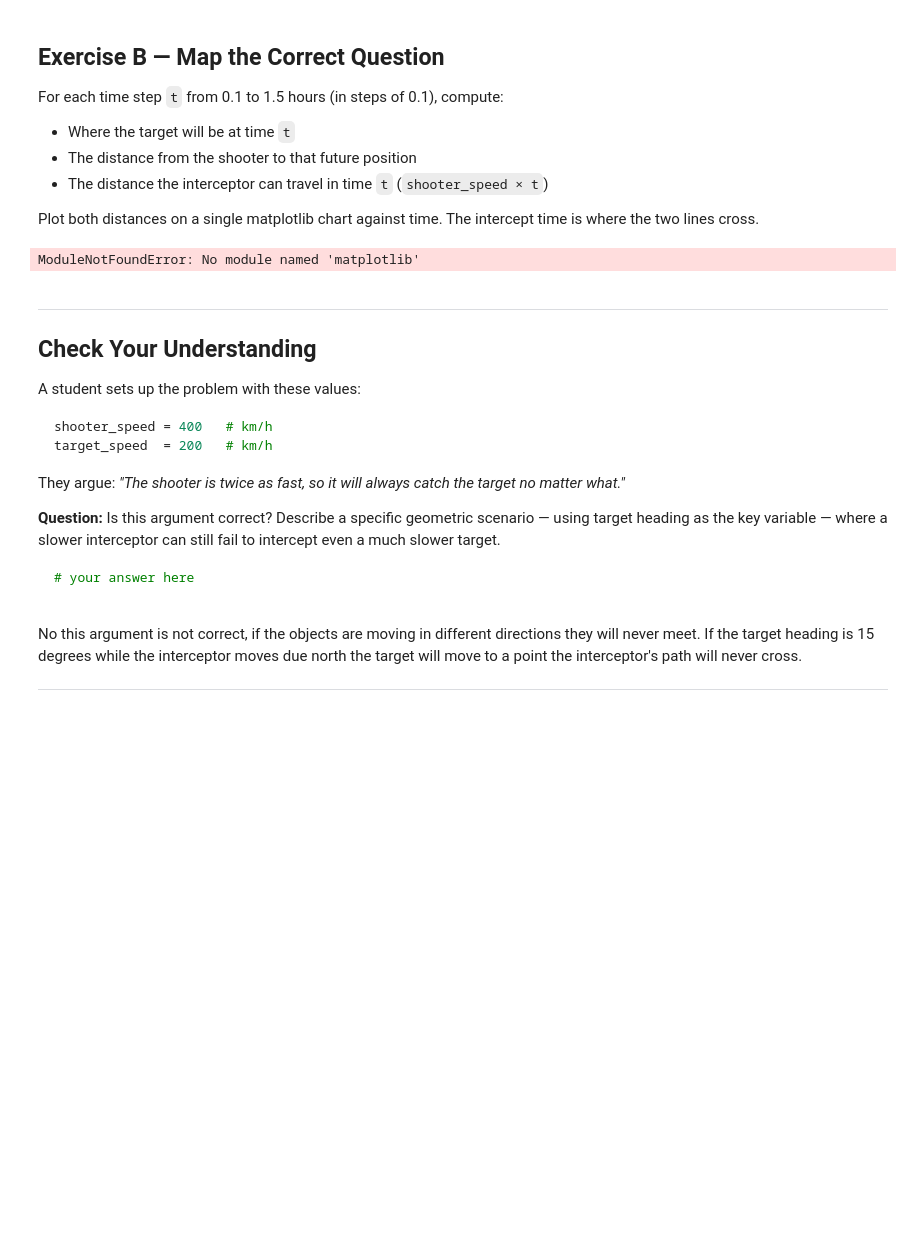
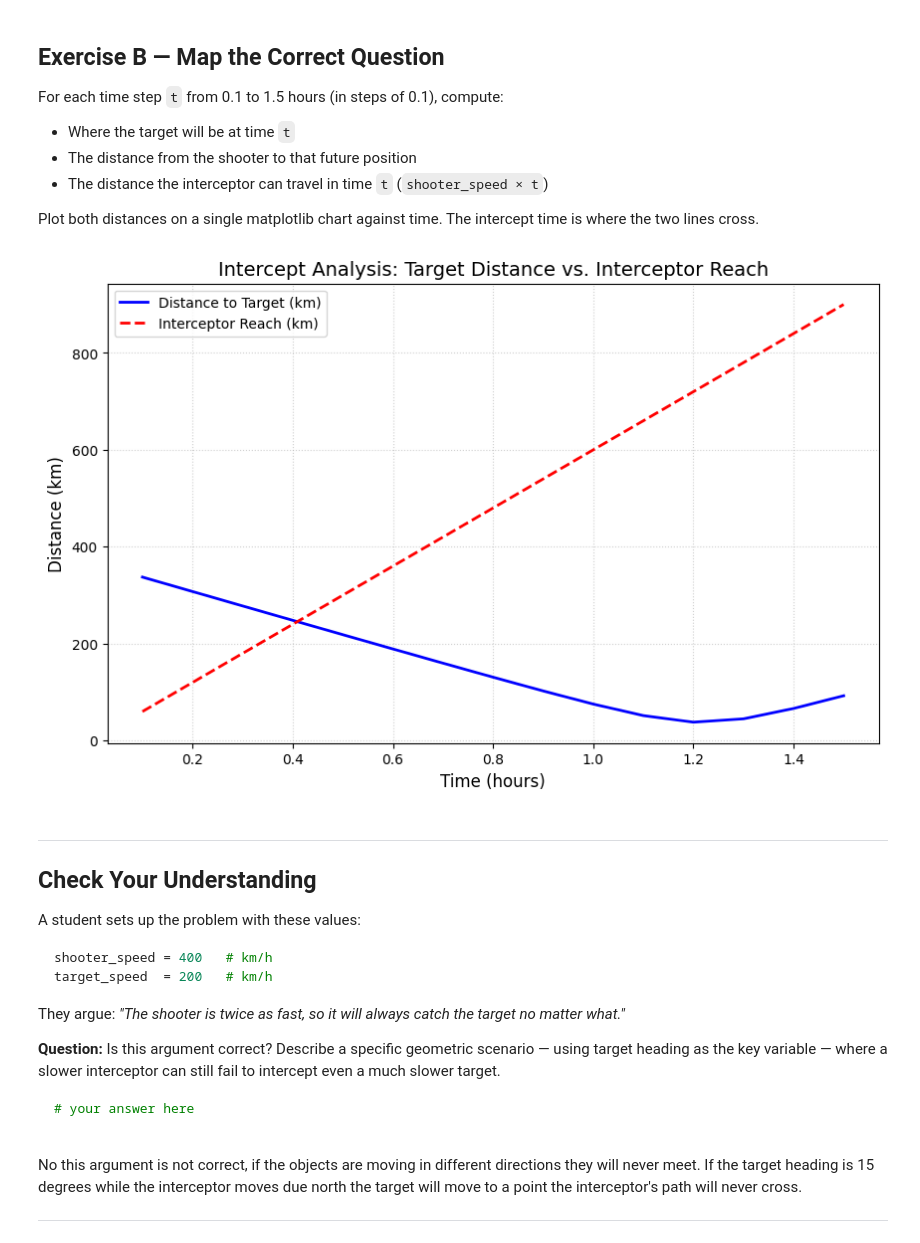
Before and after one commit to Unexpected-Pencil/Spatial-Data-Mapping, a Jupyter notebook: Assignments/02-Missile_Geometry_202/_micro_lessons/08-Intercept_Pursuit_Module_Design/00-Problem_Setup.ipynb, the cells around one changed output. Drawn from its saved outputs; the diff is of its cells as text; code cells hidden in the pictures; blank space fills up the shorter version.

```diff
--- a/Assignments/02-Missile_Geometry_202/_micro_lessons/08-Intercept_Pursuit_Module_Design/00-Problem_Setup.ipynb
+++ b/Assignments/02-Missile_Geometry_202/_micro_lessons/08-Intercept_Pursuit_Module_Design/00-Problem_Setup.ipynb
@@ -395,16 +395,33 @@ Plot both distances on a single matplotlib chart against time. The intercept tim
 # %%
 import matplotlib.pyplot as plt
 
 times = [t / 10 for t in range(1, 16)]  # 0.1 to 1.5 hours
 
+target_distances = []
+interceptor_distances = []
 # your code here
-# for each t:
-#   target_future = destination_point(target_pos, target_heading, target_speed * t)
-#   dist_to_future = haversine_km(shooter_pos, target_future)
-#   interceptor_reach = shooter_speed * t
+for t in times:
+    target_future = destination_point(target_pos, target_heading, target_speed * t)
+    dist_to_future = haversine_km(shooter_pos, target_future)
+    interceptor_reach = shooter_speed * t
+    target_distances.append(dist_to_future)
+    interceptor_distances.append(interceptor_reach)
 # plot both against time, mark the crossing
+plt.figure(figsize=(10, 6))
+plt.plot(times, target_distances, label='Distance to Target (km)', color='blue', linewidth=2)
+plt.plot(times, interceptor_distances, label='Interceptor Reach (km)', color='red', linestyle='--', linewidth=2)
+
+# 4. Formatting and Labels
+plt.title('Intercept Analysis: Target Distance vs. Interceptor Reach', fontsize=14)
+plt.xlabel('Time (hours)', fontsize=12)
+plt.ylabel('Distance (km)', fontsize=12)
+plt.legend()
+plt.grid(True, linestyle=':', alpha=0.6)
+
+# Display the plot
+plt.show()
 # %% [output]
-ModuleNotFoundError: No module named 'matplotlib'
+[figure, added]
 # %% [markdown]
 ---
 
```
Also changed, not shown: 3 other files.
